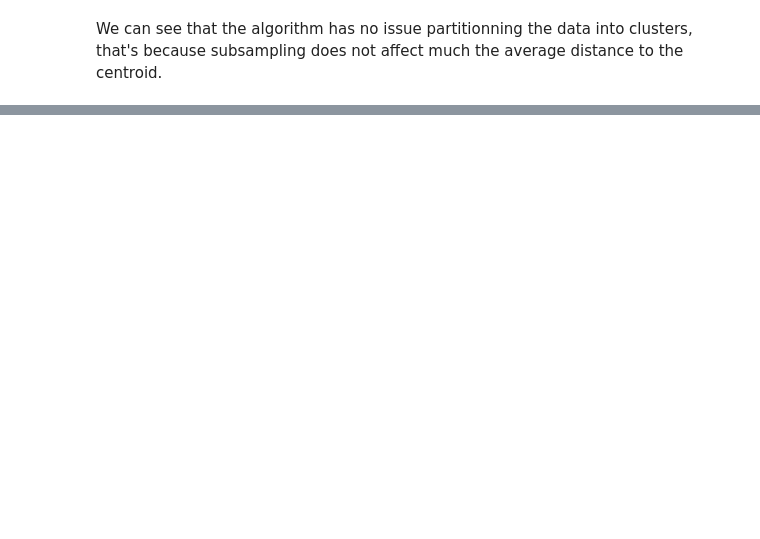
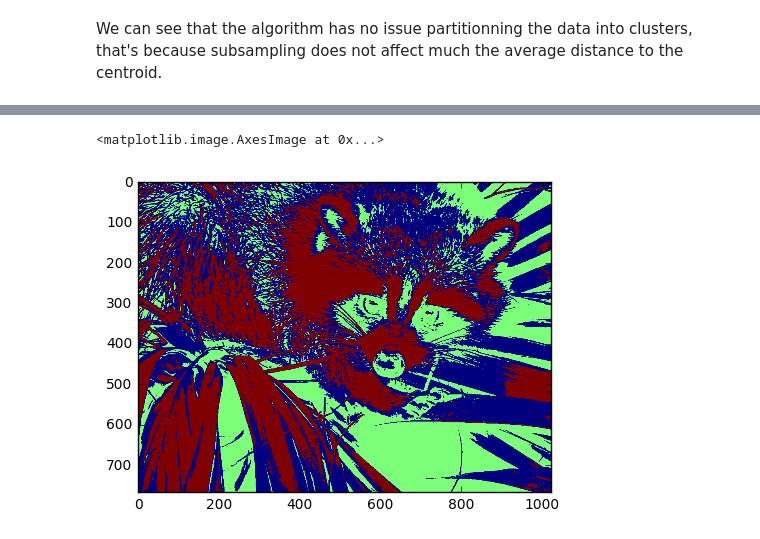
Before and after one commit to azubiolo/lectures, a Jupyter notebook: intro_ml/lab_4/clustering_lab.ipynb, the cells around one changed output, grey strips where cells are left out. Cells and saved outputs as stored; diff of their text form; code cells hidden in the pictures; blank space fills up the shorter version.

```diff
--- a/intro_ml/lab_4/clustering_lab.ipynb
+++ b/intro_ml/lab_4/clustering_lab.ipynb
@@ -171,0 +199,10 @@ plt.title("Anisotropicly Distributed Blobs")
+# %%
+from sklearn.feature_extraction.image import grid_to_graph
+n_clusters = 3
+y_pred = KMeans(n_clusters=n_clusters).fit_predict(X)
+label = np.reshape(y_pred, face.shape)
+# %%
+plt.imshow(label)
+# %% [output]
+<matplotlib.image.AxesImage at 0x...>
+[figure, added]
```
Also changed, not shown: parts of 24 cells of this notebook, 1 other file.
